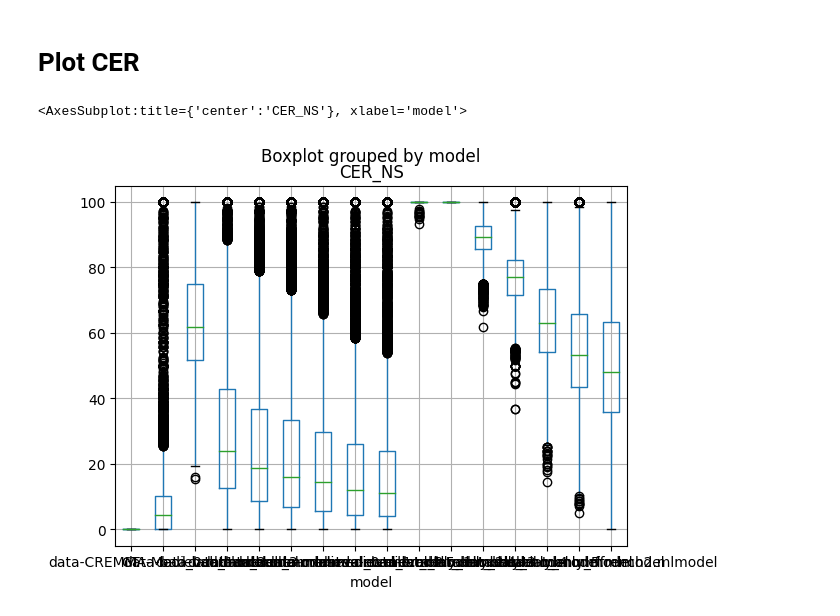
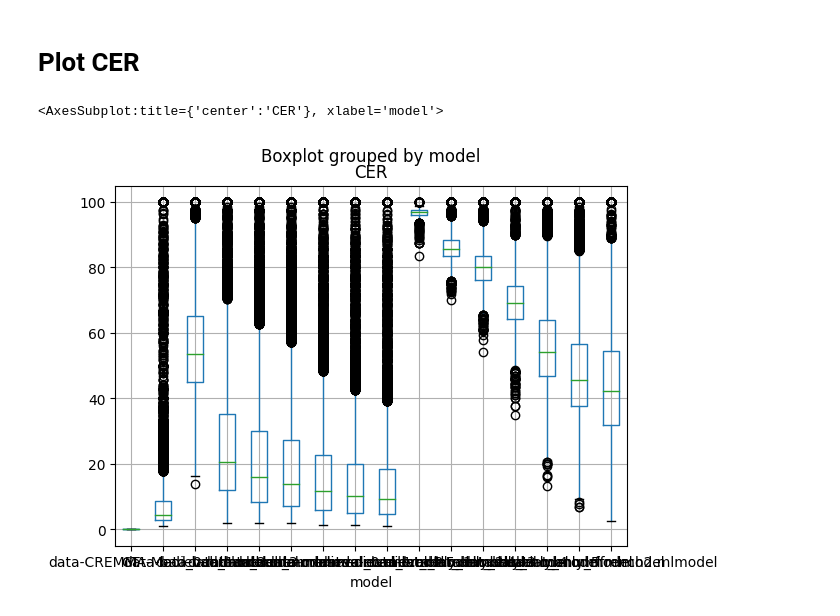
Before and after one commit to PonteIneptique/neNequitia, a Jupyter notebook: 01 - Compute CER.ipynb, the cells around one changed output. Saved outputs shown, nothing was run; the diff lists cells and outputs as text; code cells hidden in the pictures.

```diff
--- a/01 - Compute CER.ipynb
+++ b/01 - Compute CER.ipynb
@@ -49,7 +49,7 @@ FILTER = ["lang", "manuscript", "page_id", "line_id"]
 
 
 df["CER"] = -1.0
-df["CER_NS"] = -1.0
+#df["CER_NS"] = -1.0
 df.loc[df.model == "GT", "CER"] = 0.0
 df.loc[df.model == "GT", "CER_NS"] = 0.0
 
@@ -73,7 +73,7 @@ GT_TR = get_lines(df, "GT")
 # %% [markdown]
 # Compute CER
 # %%
-import fastwer
+from nenequitia.metrics import computer_cer
 
 def nospace(s: str) -> str:
     return "".join(s.split())
@@ -87,8 +87,9 @@ for model in MODELS:
             # Some GT does not exist because full page were not transcribed
             if isinstance(transcription, str) and isinstance(gt, str):
                 #hypothesis = sort_lines(df[df.model == model]).transcription.tolist()
-                df.at[idx, "CER"] = min(fastwer.score_sent(transcription, gt, True), 100.)
-                df.at[idx, "CER_NS"] = min(fastwer.score_sent(nospace(transcription), nospace(gt), True), 100.)
+                #print(computer_cer(transcription, gt), transcription, gt)
+                df.at[idx, "CER"] = min(computer_cer(transcription, gt)*100, 100.)
+                #df.at[idx, "CER_NS"] = min(computer_cer(nospace(transcription), nospace(gt)), 100.)
             else:
                 errors += 1
             #else:
@@ -115,10 +116,10 @@ df[["model", "lang", "manuscript", "page_id", "line_id", "transcription", "CER",
 # Plot CER
 # %%
 #Cant seem to save
-df.boxplot(by="model", column="CER_NS")
+df.boxplot(by="model", column="CER")
 # %% [output]
-<AxesSubplot:title={'center':'CER_NS'}, xlabel='model'>
+<AxesSubplot:title={'center':'CER'}, xlabel='model'>
-[figure, old version]
+[figure, new version]
 # %%
 df.tail()
 # %% [output]
```
Also changed, not shown: parts of 3 cells of this notebook, 12 other files.
